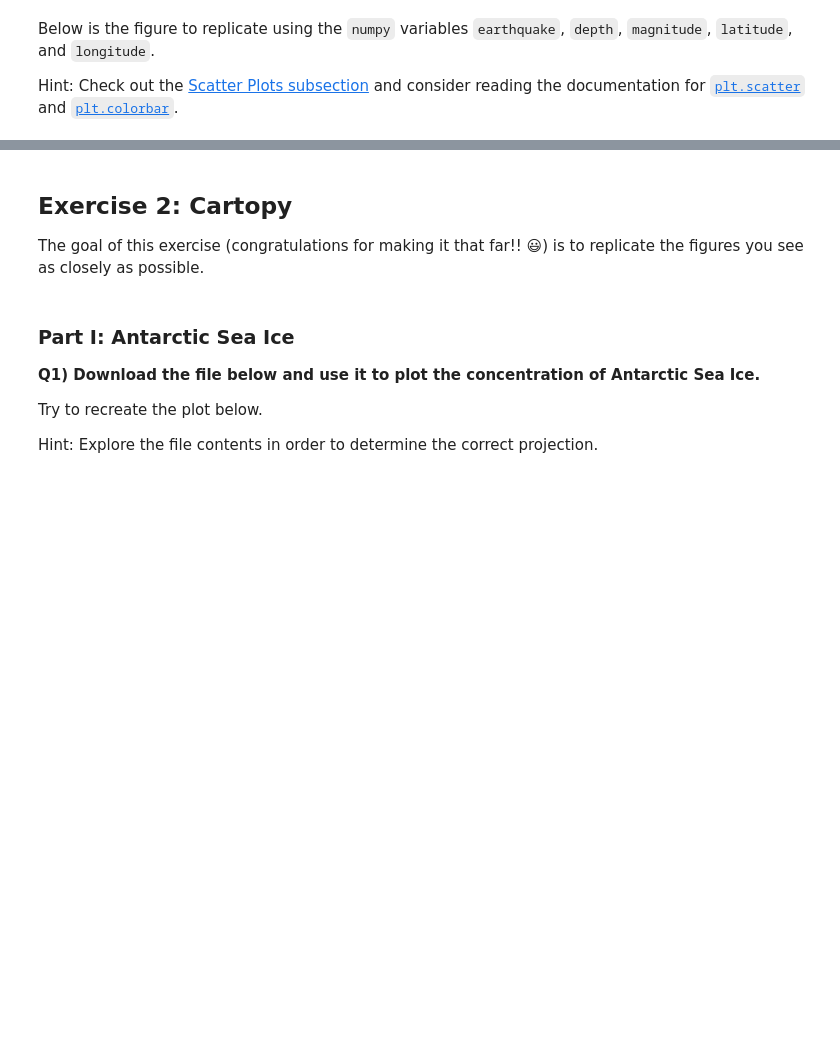
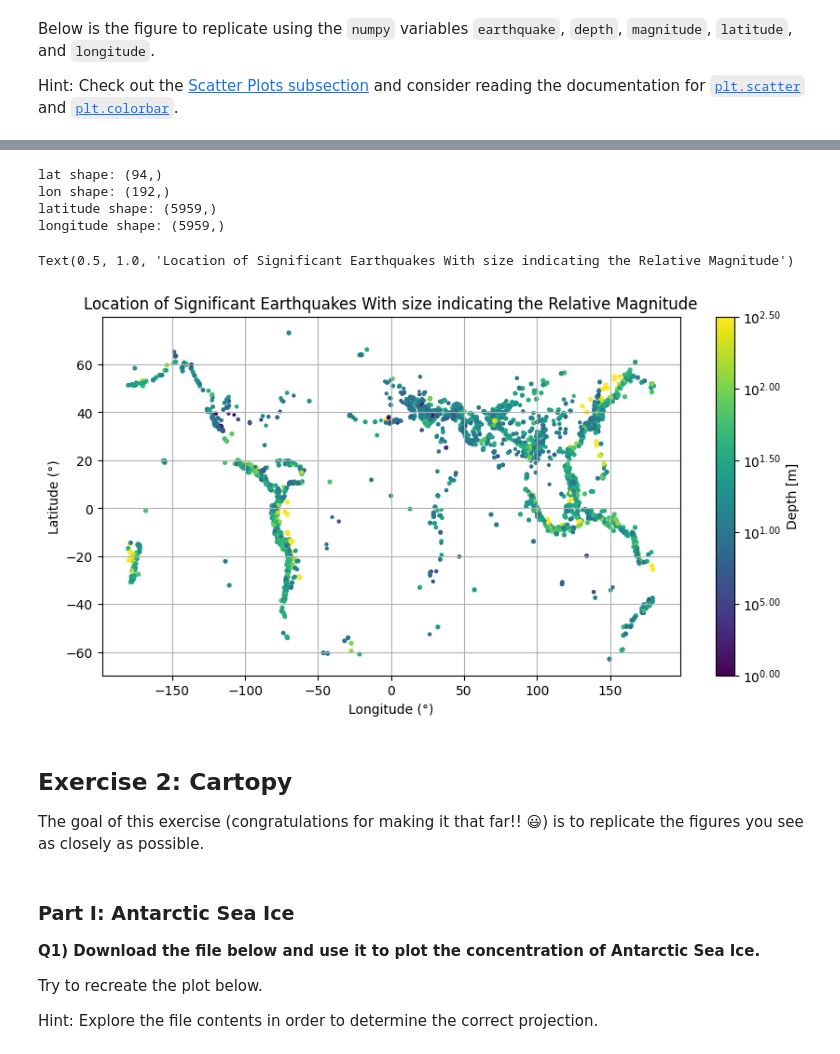
Before and after one commit to Cyp202/2025_Intro_Python, a Jupyter notebook: notebook/W2_S2.ipynb, the cells around one changed output, grey strips where cells are left out. Saved outputs shown, nothing was run; the diff lists cells and outputs as text; code cells hidden in the pictures; blank space fills up the shorter version.

```diff
--- a/notebook/W2_S2.ipynb
+++ b/notebook/W2_S2.ipynb
@@ -149,3 +146,31 @@ plt.show()
+# %%
+print("lat shape:", lat.shape)
+print("lon shape:", lon.shape)
+print("latitude shape:", latitude.shape)
+print("longitude shape:", longitude.shape)
+# %% [output]
+lat shape: (94,)
+lon shape: (192,)
+latitude shape: (5959,)
+longitude shape: (5959,)
+# %%
+# Replicate the figure here
+
+# create figure with 1 row, 1 columns, set subplot width ratios and figure size (figsize=(13,6) -> inside put whathever number)
+fig,ax1 = plt.subplots(nrows=1, ncols=1, figsize=(10,5)) #fig= objet blanc pr l'instant
+#scatter point
+ctemp = ax1.scatter(longitude,latitude,s= magnitude ,c=np.log10(depth),marker='o',cmap='viridis',vmin=0,vmax=2.5)
+# set axis label
+ax1.set_xlabel('Longitude (°)')
+ax1.set_ylabel('Latitude (°)')
+plt.grid()
+# add colorbar for contour plot, link to ax1, label in °C
+fig.colorbar(ctemp,ax=ax1,label='Depth [m]',format=ticker.FuncFormatter(fmt))
+# set plot title
+ax1.set_title('Location of Significant Earthquakes With size indicating the Relative Magnitude')
+# %% [output]
+Text(0.5, 1.0, 'Location of Significant Earthquakes With size indicating the Relative Magnitude')
+[figure, added]
 # %% [markdown]
 ## Exercise 2: Cartopy
 
```
Also changed, not shown: parts of 8 cells of this notebook.
